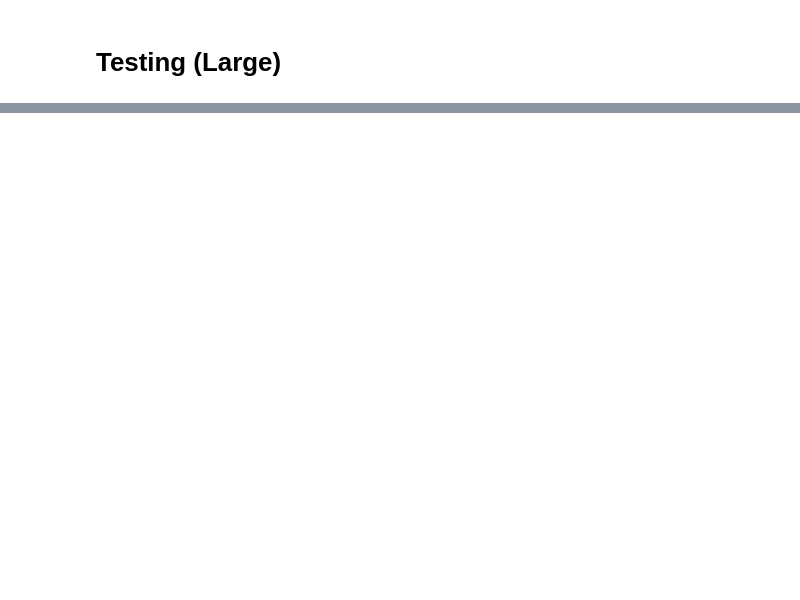
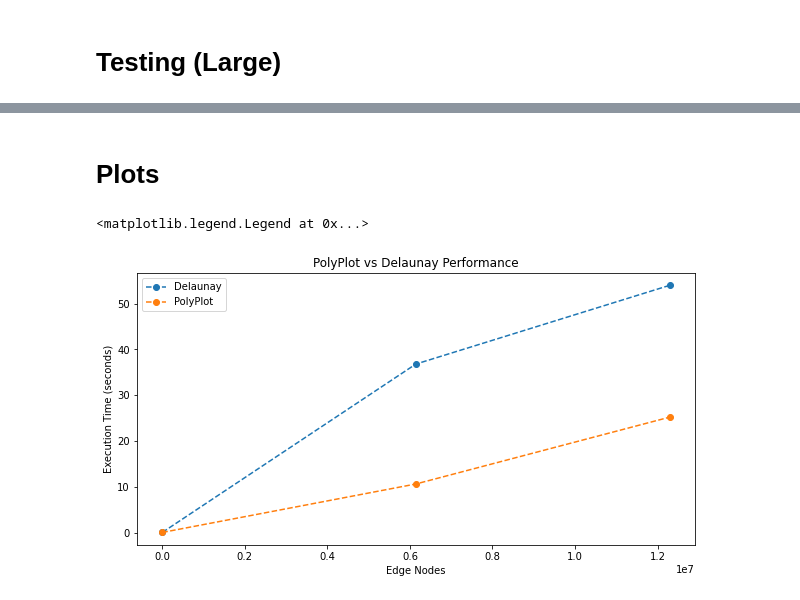
Before and after one commit to jukent/geocat-scratch, a Jupyter notebook: polyplot/notebooks/poly-plot-perfomance.ipynb, the cells around one changed output, grey strips where cells are left out. Cells and saved outputs as stored; diff of their text form; code cells hidden in the pictures; blank space fills up the shorter version.

```diff
--- a/polyplot/notebooks/poly-plot-perfomance.ipynb
+++ b/polyplot/notebooks/poly-plot-perfomance.ipynb
@@ -106,0 +173,17 @@ KeyboardInterrupt:
+# %% [markdown]
+# Plots
+# %%
+n = [6000, 6144000, 2*6144000]
+dl = [0.018, 36.8, 54]
+poly = [0.014, 10.6, 25.2]
+# %%
+plt.figure(figsize=(10,5))
+plt.plot(n, dl, 'o--', label="Delaunay")
+plt.plot(n, poly, 'o--', label="PolyPlot")
+plt.xlabel("Edge Nodes")
+plt.ylabel("Execution Time (seconds)")
+plt.title("PolyPlot vs Delaunay Performance")
+plt.legend()
+# %% [output]
+<matplotlib.legend.Legend at 0x...>
+[figure, added]
```
Also changed, not shown: parts of 24 cells of this notebook, 2 other files.
